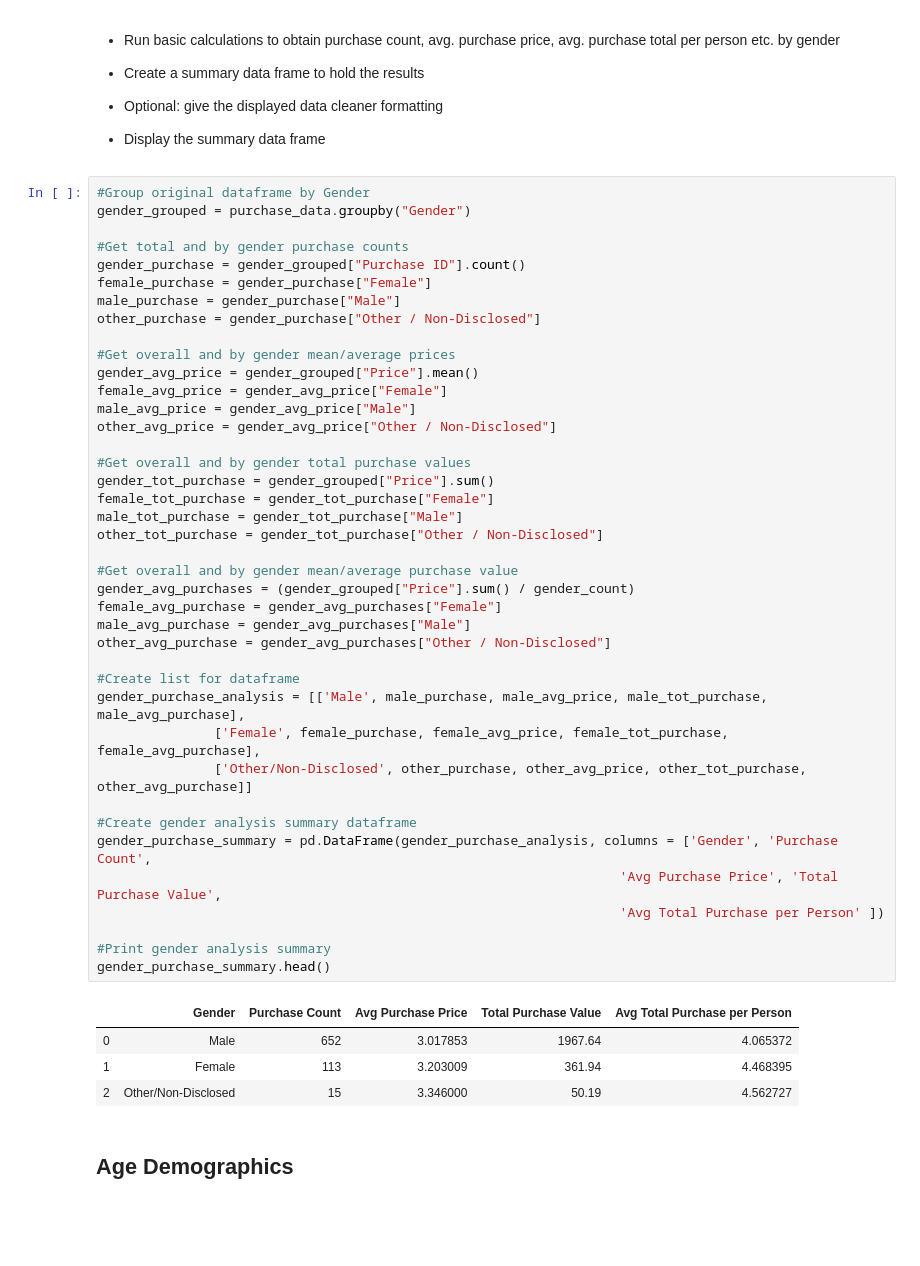
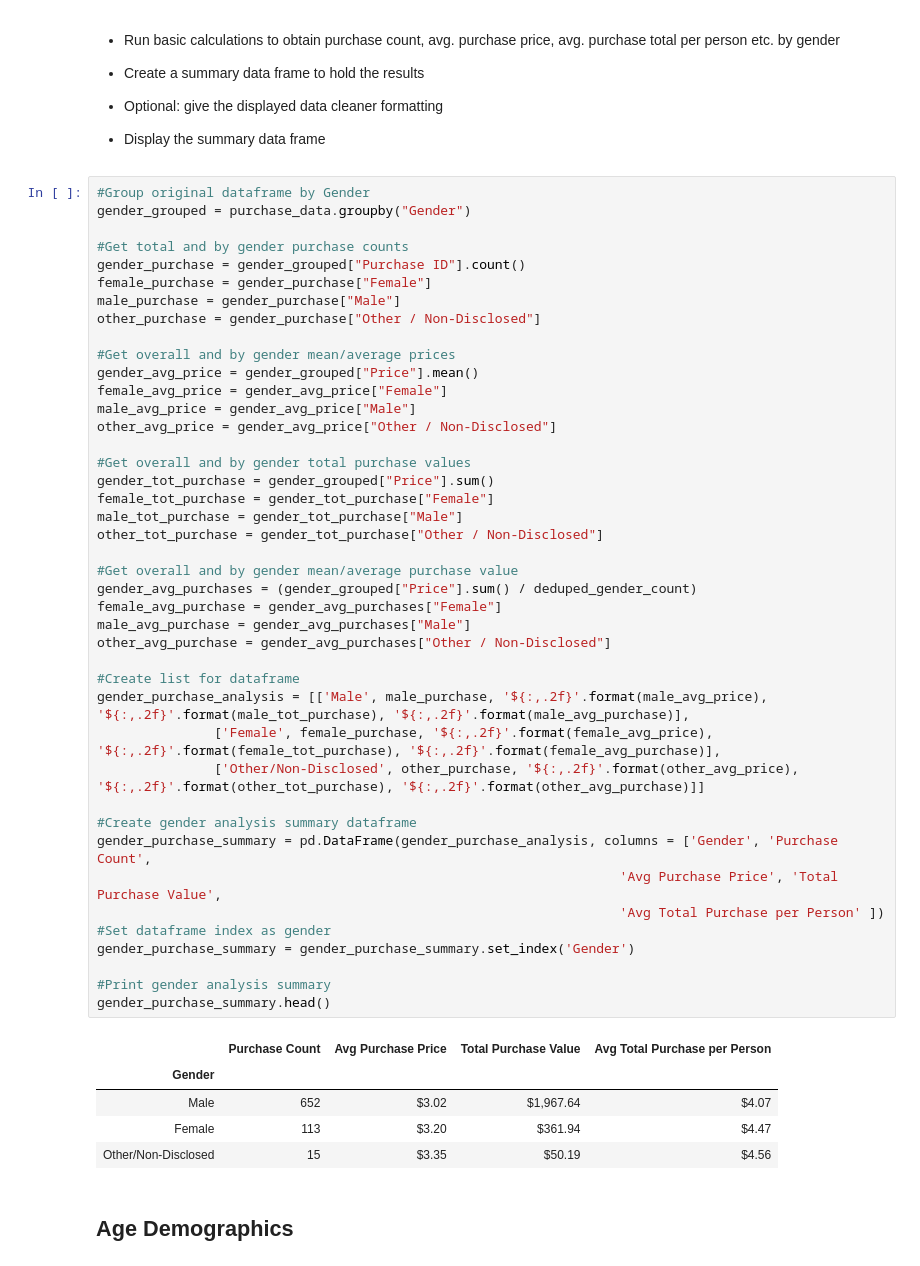
Before and after one commit to linmck/pandas-challenge, a Jupyter notebook: HeroesOfPymoli/HeroesOfPymoli_starter.ipynb, the cells around one changed output. Drawn from its saved outputs; the diff is of its cells as text; blank space fills up the shorter version.

```diff
--- a/HeroesOfPymoli/HeroesOfPymoli_starter.ipynb
+++ b/HeroesOfPymoli/HeroesOfPymoli_starter.ipynb
@@ -144,41 +140,44 @@ female_purchase = gender_purchase["Female"]
 male_purchase = gender_purchase["Male"]
 other_purchase = gender_purchase["Other / Non-Disclosed"]
 
 #Get overall and by gender mean/average prices
 gender_avg_price = gender_grouped["Price"].mean()
 female_avg_price = gender_avg_price["Female"]
 male_avg_price = gender_avg_price["Male"]
 other_avg_price = gender_avg_price["Other / Non-Disclosed"]
 
 #Get overall and by gender total purchase values
 gender_tot_purchase = gender_grouped["Price"].sum()
 female_tot_purchase = gender_tot_purchase["Female"]
 male_tot_purchase = gender_tot_purchase["Male"]
 other_tot_purchase = gender_tot_purchase["Other / Non-Disclosed"]
 
 #Get overall and by gender mean/average purchase value
-gender_avg_purchases = (gender_grouped["Price"].sum() / gender_count)
+gender_avg_purchases = (gender_grouped["Price"].sum() / deduped_gender_count)
 female_avg_purchase = gender_avg_purchases["Female"]
 male_avg_purchase = gender_avg_purchases["Male"]
 other_avg_purchase = gender_avg_purchases["Other / Non-Disclosed"]
 
 #Create list for dataframe
-gender_purchase_analysis = [['Male', male_purchase, male_avg_price, male_tot_purchase, male_avg_purchase],
-               ['Female', female_purchase, female_avg_price, female_tot_purchase, female_avg_purchase],
-               ['Other/Non-Disclosed', other_purchase, other_avg_price, other_tot_purchase, other_avg_purchase]]
+gender_purchase_analysis = [['Male', male_purchase, '${:,.2f}'.format(male_avg_price), '${:,.2f}'.format(male_tot_purchase), '${:,.2f}'.format(male_avg_purchase)],
+               ['Female', female_purchase, '${:,.2f}'.format(female_avg_price), '${:,.2f}'.format(female_tot_purchase), '${:,.2f}'.format(female_avg_purchase)],
+               ['Other/Non-Disclosed', other_purchase, '${:,.2f}'.format(other_avg_price), '${:,.2f}'.format(other_tot_purchase), '${:,.2f}'.format(other_avg_purchase)]]
 
 #Create gender analysis summary dataframe
 gender_purchase_summary = pd.DataFrame(gender_purchase_analysis, columns = ['Gender', 'Purchase Count',
                                                                    'Avg Purchase Price', 'Total Purchase Value',
                                                                    'Avg Total Purchase per Person' ])
+#Set dataframe index as gender
+gender_purchase_summary = gender_purchase_summary.set_index('Gender')
 
 #Print gender analysis summary
 gender_purchase_summary.head()
 # %% [output]
-|  | Gender | Purchase Count | Avg Purchase Price | Total Purchase Value | Avg Total Purchase per Person |
-| 0 | Male | 652 | 3.017853 | 1967.64 | 4.065372 |
-| 1 | Female | 113 | 3.203009 | 361.94 | 4.468395 |
-| 2 | Other/Non-Disclosed | 15 | 3.346000 | 50.19 | 4.562727 |
+|  | Purchase Count | Avg Purchase Price | Total Purchase Value | Avg Total Purchase per Person |
+| Gender |  |  |  |  |
+| Male | 652 | $3.02 | $1,967.64 | $4.07 |
+| Female | 113 | $3.20 | $361.94 | $4.47 |
+| Other/Non-Disclosed | 15 | $3.35 | $50.19 | $4.56 |
 # %% [markdown]
 ## Age Demographics
 # %% [markdown]
```
Also changed, not shown: parts of 14 cells of this notebook.
